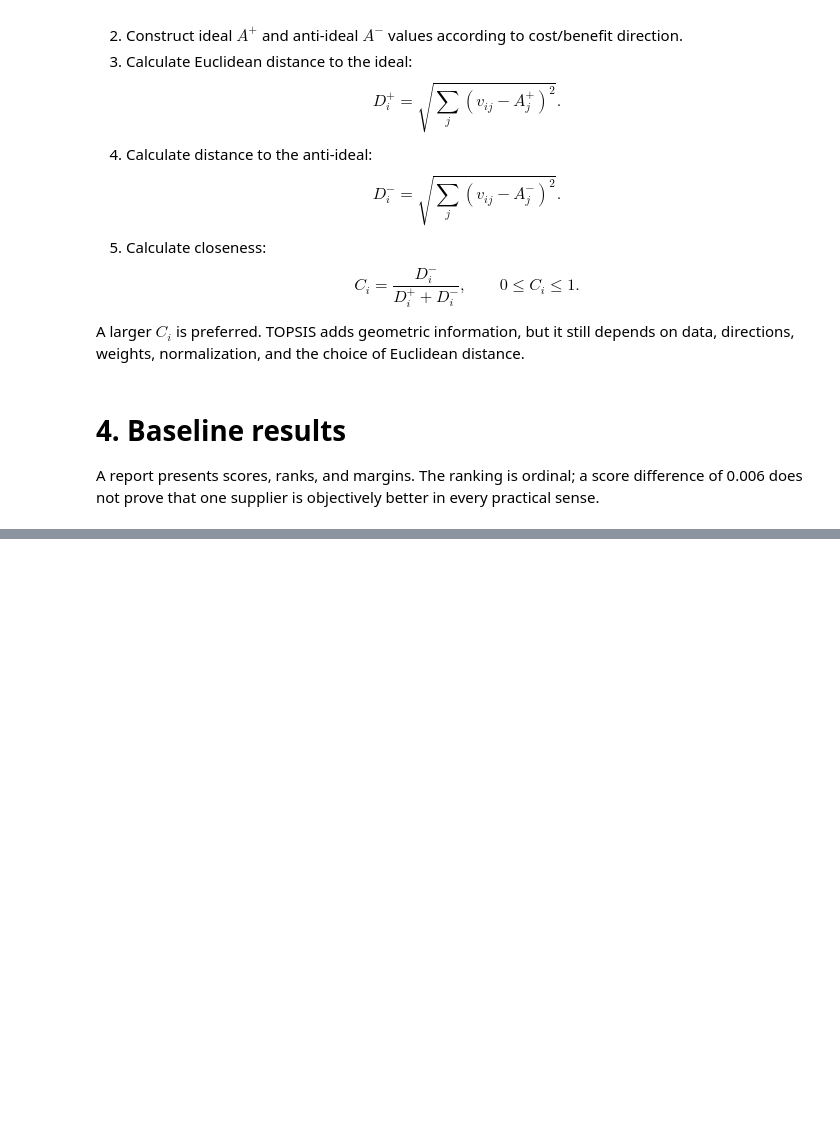
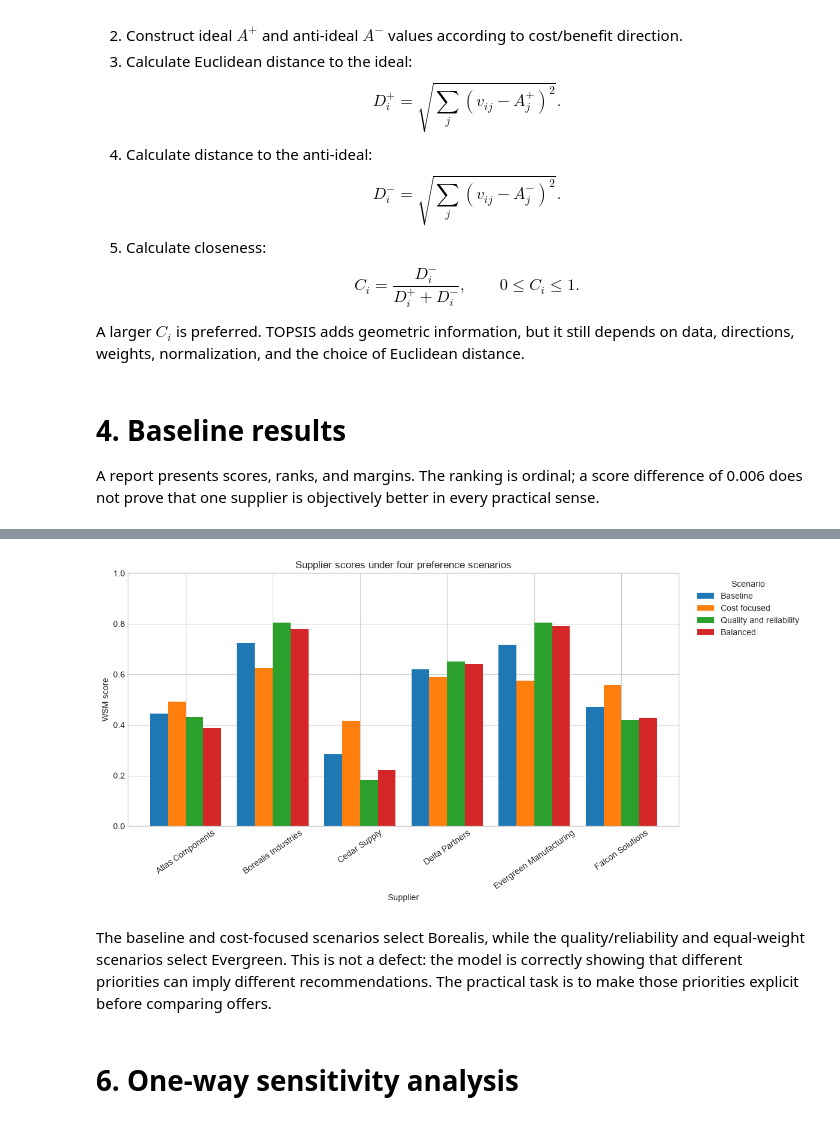
Before and after one commit to BoyanYotov/SoftUni-Math_Concepts_for_Devs-Final_Project, a Jupyter notebook: notebooks/supplier_selection.ipynb, the cells around one changed output, grey strips where cells are left out. Drawn from its saved outputs; the diff is of its cells as text; code cells hidden in the pictures; blank space fills up the shorter version.

```diff
--- a/notebooks/supplier_selection.ipynb
+++ b/notebooks/supplier_selection.ipynb
@@ -466,0 +601,24 @@ A report presents scores, ranks, and margins. The ranking is ordinal; a score di
+# %%
+# Calculating WSM scores under every scenario and summarizing the recommendation, runner-up, and decision margin for each set of preferences.
+
+# The dictionary comprehension returns one supplier-score Series per scenario;
+# DataFrame construction aligns suppliers by name, and .T places scenarios on rows.
+scenario_scores = pd.DataFrame({
+    scenario_name: weighted_sum(normalized, weights)
+    for scenario_name, weights in scenarios.items()
+}).T
+
+# Extracting the winner, winning score, second place, and first-second margin row by row.
+scenario_winners = pd.DataFrame({
+    "Winner": scenario_scores.idxmax(axis=1),
+    "Winning score": scenario_scores.max(axis=1),
+    "Second place": scenario_scores.apply(
+        lambda row: row.nlargest(2).index[1], axis=1
+    ),
+    "Margin": scenario_scores.apply(
+        lambda row: row.nlargest(2).iloc[0] - row.nlargest(2).iloc[1], axis=1
+    ),
+})
+
+# Display the compact scenario comparison.
+scenario_winners
@@ -466,0 +631,27 @@ A report presents scores, ranks, and margins. The ranking is ordinal; a score di
+# %%
+# Comparing all supplier WSM scores across the four preference scenarios.
+fig, ax = plt.subplots(figsize=(12, 6))
+
+# Transposing so suppliers become grouped x-axis categories and scenarios become colored series.
+scenario_scores.T.plot(kind="bar", ax=ax, width=0.82)
+
+# Scores are bounded by 0 and 1, so a fixed y-axis supports honest visual comparison.
+ax.set_ylim(0, 1)
+ax.set_ylabel("WSM score")
+ax.set_title("Supplier scores under four preference scenarios")
+
+# Placing the legend outside the plot and rotating long supplier labels for readability.
+ax.legend(title="Scenario", bbox_to_anchor=(1.02, 1), loc="upper left")
+ax.tick_params(axis="x", rotation=35)
+
+# Resolve overlaps and render the chart.
+plt.tight_layout()
+plt.show()
+# %% [output]
+[figure, added]
+# %% [markdown]
+The baseline and cost-focused scenarios select Borealis, while the quality/reliability and equal-weight scenarios select Evergreen.
+This is not a defect: the model is correctly showing that different priorities can imply different recommendations.
+The practical task is to make those priorities explicit before comparing offers.
+# %% [markdown]
+# 6. One-way sensitivity analysis #
```
Also changed, not shown: parts of 7 cells of this notebook.
